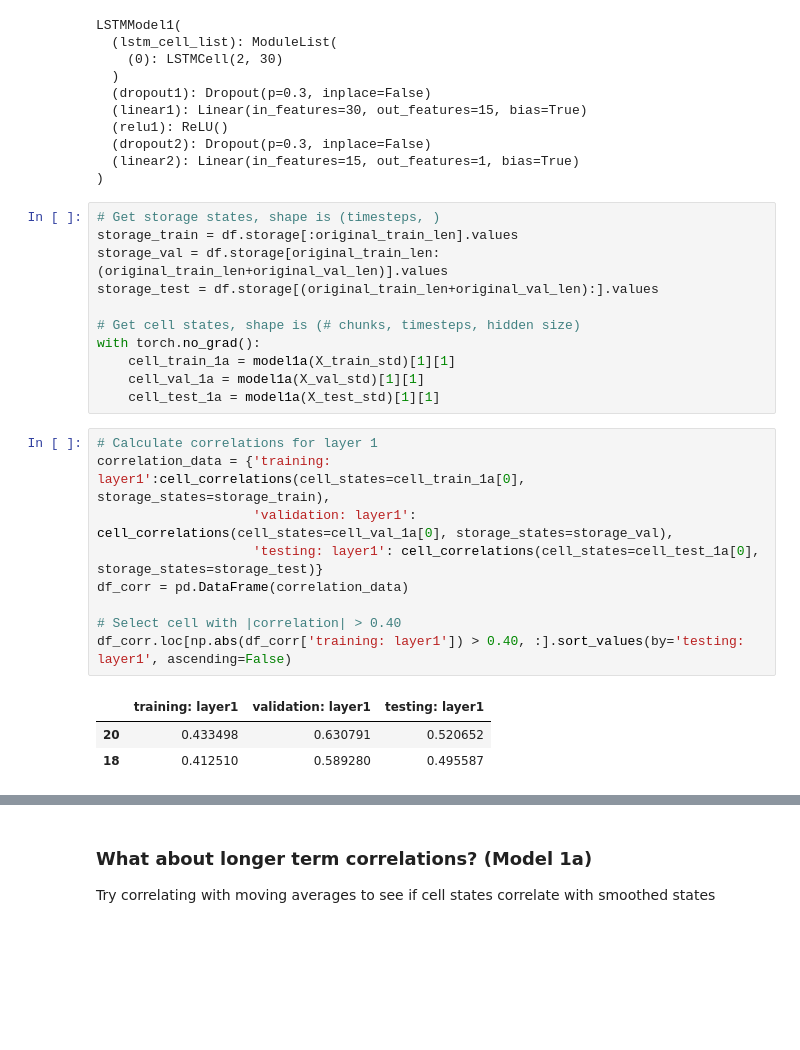
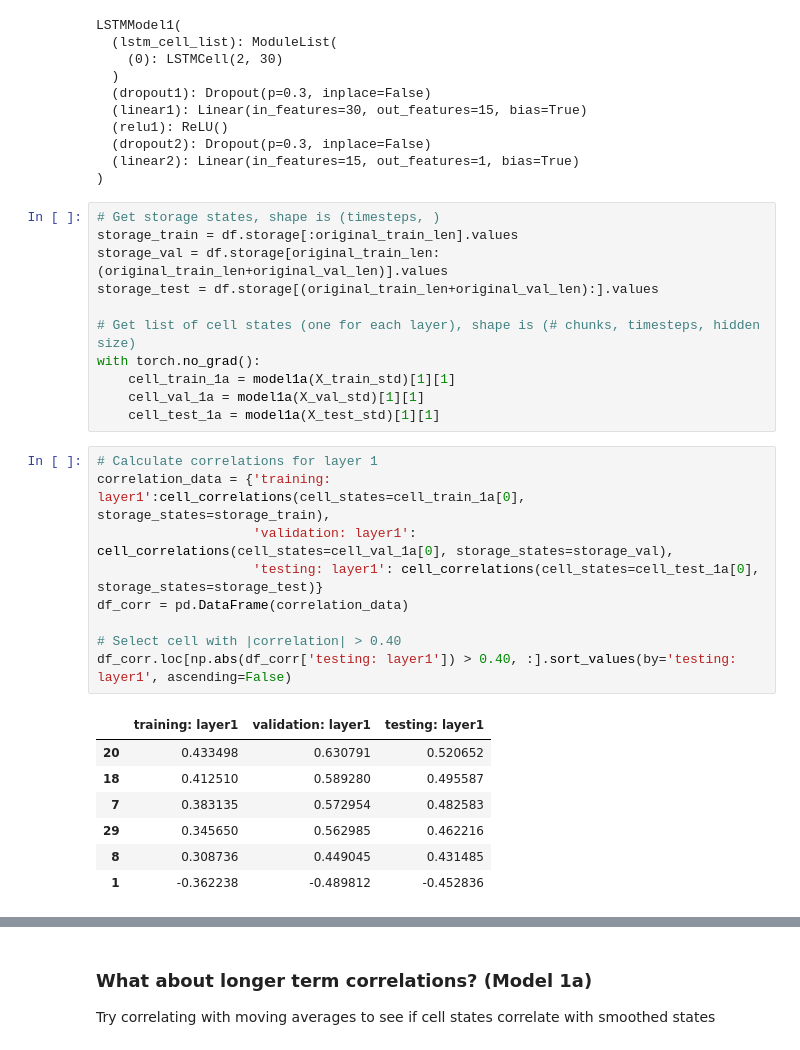
Before and after one commit to Matt2371/DL-reservoir-modeling, a Jupyter notebook: experiments/1e_model1_cell_state.ipynb, the cells around one changed output, grey strips where cells are left out. Saved outputs shown, nothing was run; the diff lists cells and outputs as text; blank space fills up the shorter version.

```diff
--- a/experiments/1e_model1_cell_state.ipynb
+++ b/experiments/1e_model1_cell_state.ipynb
@@ -98,7 +98,7 @@ storage_train = df.storage[:original_train_len].values
 storage_val = df.storage[original_train_len:(original_train_len+original_val_len)].values
 storage_test = df.storage[(original_train_len+original_val_len):].values
 
-# Get cell states, shape is (# chunks, timesteps, hidden size)
+# Get list of cell states (one for each layer), shape is (# chunks, timesteps, hidden size)
 with torch.no_grad():
     cell_train_1a = model1a(X_train_std)[1][1]
     cell_val_1a = model1a(X_val_std)[1][1]
@@ -106,15 +106,19 @@ with torch.no_grad():
 # %%
 # Calculate correlations for layer 1
 correlation_data = {'training: layer1':cell_correlations(cell_states=cell_train_1a[0], storage_states=storage_train),
                     'validation: layer1': cell_correlations(cell_states=cell_val_1a[0], storage_states=storage_val),
                     'testing: layer1': cell_correlations(cell_states=cell_test_1a[0], storage_states=storage_test)}
 df_corr = pd.DataFrame(correlation_data)
 
 # Select cell with |correlation| > 0.40
-df_corr.loc[np.abs(df_corr['training: layer1']) > 0.40, :].sort_values(by='testing: layer1', ascending=False)
+df_corr.loc[np.abs(df_corr['testing: layer1']) > 0.40, :].sort_values(by='testing: layer1', ascending=False)
 # %% [output]
 |  | training: layer1 | validation: layer1 | testing: layer1 |
 | 20 | 0.433498 | 0.630791 | 0.520652 |
 | 18 | 0.412510 | 0.589280 | 0.495587 |
+| 7 | 0.383135 | 0.572954 | 0.482583 |
+| 29 | 0.345650 | 0.562985 | 0.462216 |
+| 8 | 0.308736 | 0.449045 | 0.431485 |
+| 1 | -0.362238 | -0.489812 | -0.452836 |
 # %%
 # CHANGE MANUALLY AS NEEDED
```
Also changed, not shown: parts of 1 cell of this notebook, 16 other files.
